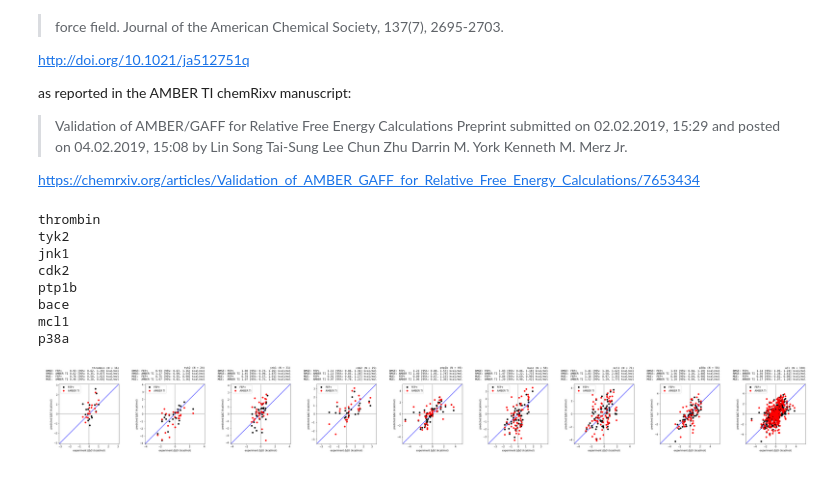
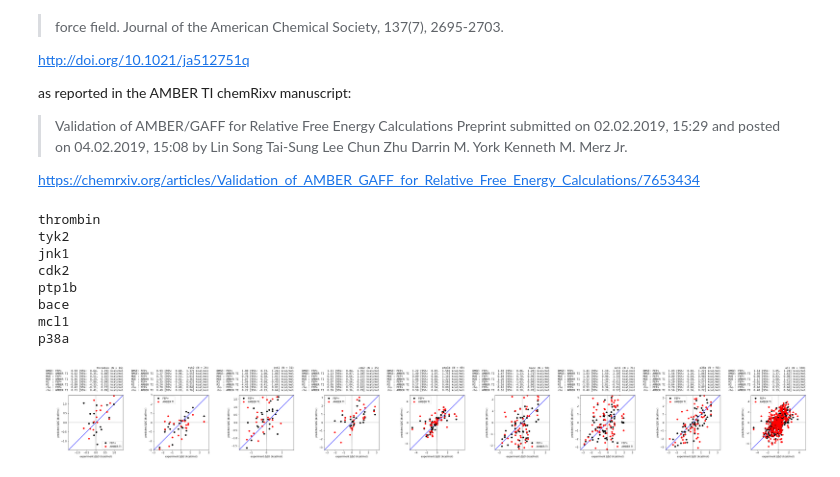
Before and after one commit to jchodera/jacs-dataset-analysis, a Jupyter notebook: AMBER TI chemRxiv analysis.ipynb, the cells around one changed output. Cells and saved outputs as stored; diff of their text form; code cells hidden in the pictures.

Commit message:
More statistics!

```diff
--- a/AMBER TI chemRxiv analysis.ipynb
+++ b/AMBER TI chemRxiv analysis.ipynb
@@ -97,11 +118,9 @@ def plot_data(rows):
         Pandas dataframe containing 'exp_ddG', 'ccc_FEP', and 'ccc_TI' columns
 
     """
-    exp_ddg = rows['exp_ddG'].values
-    FEP_ddg = rows['ccc_FEP'].values
-    TI_ddg = rows['ccc_TI'].values
-    xmin = min(exp_ddg.min(), FEP_ddg.min(), TI_ddg.min())
-    xmax = max(exp_ddg.max(), FEP_ddg.max(), TI_ddg.max())
+    nsamples = len(rows['exp_ddG'].values)
+    xmin = min([rows['exp_ddG'].values.min() for label in ('exp_ddG', 'ccc_FEP', 'ccc_TI')])
+    xmax = max([rows['exp_ddG'].values.max() for label in ('exp_ddG', 'ccc_FEP', 'ccc_TI')])
     xmax = + (max(abs(xmin), abs(xmax)) + 0.5)
     xmin = - xmax
     plt.xlabel('experiment $\Delta \Delta G$ (kcal/mol)');
@@ -109,25 +128,36 @@ def plot_data(rows):
     plt.plot([xmin, xmax], [xmin, xmax], 'b-');
     plt.plot([0, 0], [xmin, xmax], 'k:');
     plt.plot([xmin, xmax], [0, 0], 'k:');
-    hFEP = plt.plot(exp_ddg, FEP_ddg, 'ko');
-    hTI = plt.plot(exp_ddg, TI_ddg, 'ro');
+    hFEP = plt.plot(rows['exp_ddG'].values, rows['ccc_FEP'].values, 'ko');
+    hTI = plt.plot(rows['exp_ddG'].values, rows['ccc_TI'].values, 'ro');
     plt.legend([hFEP[0], hTI[0]], ['FEP+', 'AMBER TI'])
 
     # Compute error statistics
-    errors = { 'FEP' : FEP_ddg - exp_ddg, 'TI': TI_ddg - exp_ddg }
-    stats = { (method,statistic) : bootstrap_statistic(errors[method], statistic=statistic) for method in ('FEP', 'TI') for statistic in ('rmse', 'mue') }
+    stats = {
+        (method,statistic) : bootstrap_statistic(rows['exp_ddG'].values, rows['ccc_'+method].values, statistic=statistic)
+        for method in ('FEP', 'TI')
+        for statistic in ('RMSE', 'MUE', 'R2', 'rho')
+    }
 
     # Label plot with error statistics
     title = """{} (N = {})
-    RMSE: FEP+     {:.2f} [95%: {:.2f}, {:.2f}] kcal/mol
-    RMSE: AMBER TI {:.2f} [95%: {:.2f}, {:.2f}] kcal/mol
-    MUE:  FEP+     {:.2f} [95%: {:.2f}, {:.2f}] kcal/mol
-    MUE:  AMBER TI {:.2f} [95%: {:.2f}, {:.2f}] kcal/mol
-    """.format(system, len(exp_ddg),
-               stats[('FEP','rmse')]['mean'], stats[('FEP','rmse')]['low'], stats[('FEP','rmse')]['high'],
-               stats[('TI','rmse')]['mean'], stats[('TI','rmse')]['low'], stats[('TI','rmse')]['high'],
-               stats[('FEP','mue')]['mean'], stats[('FEP','mue')]['low'], stats[('FEP','mue')]['high'],
-               stats[('TI','mue')]['mean'], stats[('TI','mue')]['low'], stats[('TI','mue')]['high'],
+    RMSE: FEP+     {:5.2f} [95%: {:5.2f}, {:5.2f}] kcal/mol
+    RMSE: AMBER TI {:5.2f} [95%: {:5.2f}, {:5.2f}] kcal/mol
+    MUE : FEP+     {:5.2f} [95%: {:5.2f}, {:5.2f}] kcal/mol
+    MUE : AMBER TI {:5.2f} [95%: {:5.2f}, {:5.2f}] kcal/mol
+    R2  : FEP+     {:5.2f} [95%: {:5.2f}, {:5.2f}] kcal/mol
+    R2  : AMBER TI {:5.2f} [95%: {:5.2f}, {:5.2f}] kcal/mol
+    rho : FEP+     {:5.2f} [95%: {:5.2f}, {:5.2f}] kcal/mol
+    rho : AMBER TI {:5.2f} [95%: {:5.2f}, {:5.2f}] kcal/mol
+    """.format(system, nsamples,
+               stats[('FEP','RMSE')]['mean'], stats[('FEP','RMSE')]['low'], stats[('FEP','RMSE')]['high'],
+               stats[('TI','RMSE')]['mean'], stats[('TI','RMSE')]['low'], stats[('TI','RMSE')]['high'],
+               stats[('FEP','MUE')]['mean'], stats[('FEP','MUE')]['low'], stats[('FEP','MUE')]['high'],
+               stats[('TI','MUE')]['mean'], stats[('TI','MUE')]['low'], stats[('TI','MUE')]['high'],
+               stats[('FEP','R2')]['mean'], stats[('FEP','R2')]['low'], stats[('FEP','R2')]['high'],
+               stats[('TI','R2')]['mean'], stats[('TI','R2')]['low'], stats[('TI','R2')]['high'],
+               stats[('FEP','rho')]['mean'], stats[('FEP','rho')]['low'], stats[('FEP','rho')]['high'],
+               stats[('TI','rho')]['mean'], stats[('TI','rho')]['low'], stats[('TI','rho')]['high'],
                )
     plt.title(title, fontsize=11, loc='right', horizontalalignment='right', family='monospace');
 
@@ -136,32 +166,32 @@ def plot_data(rows):
     plt.ylim(xmin, xmax);
 
 # Plot all systems
 nsystems = len(systems)
 ny = 1
 nx = nsystems+1 # plot one row with summary statistics above
-fig = plt.figure(figsize=[45,12])
+fig = plt.figure(figsize=[45,7])
 for plot_index, system in enumerate(systems):
     print(system)
     plt.subplot(ny, nx, plot_index+1)
     rows = dfs[system]
     plot_data(rows)
 
 # Plot analysis of all ddG data
 df = pd.concat(dfs.values())
 plt.subplot(ny, nx, nsystems+1)
 system = 'all'
 plot_data(df)
 
 # Write out figure to a file
 fig.tight_layout()
 fig.savefig('fepplus-vs-ti-ddG.pdf');
 # %% [output]
 thrombin
 tyk2
 jnk1
 cdk2
 ptp1b
 bace
 mcl1
 p38a
-[figure, old version]
+[figure, new version]
```
Also changed, not shown: parts of 2 cells of this notebook, 1 other file.
